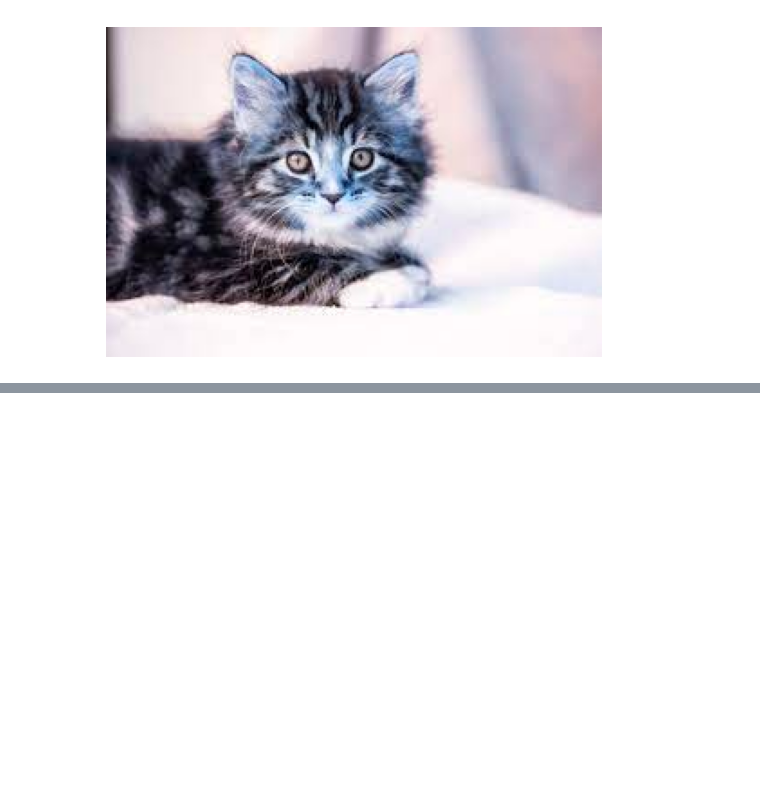
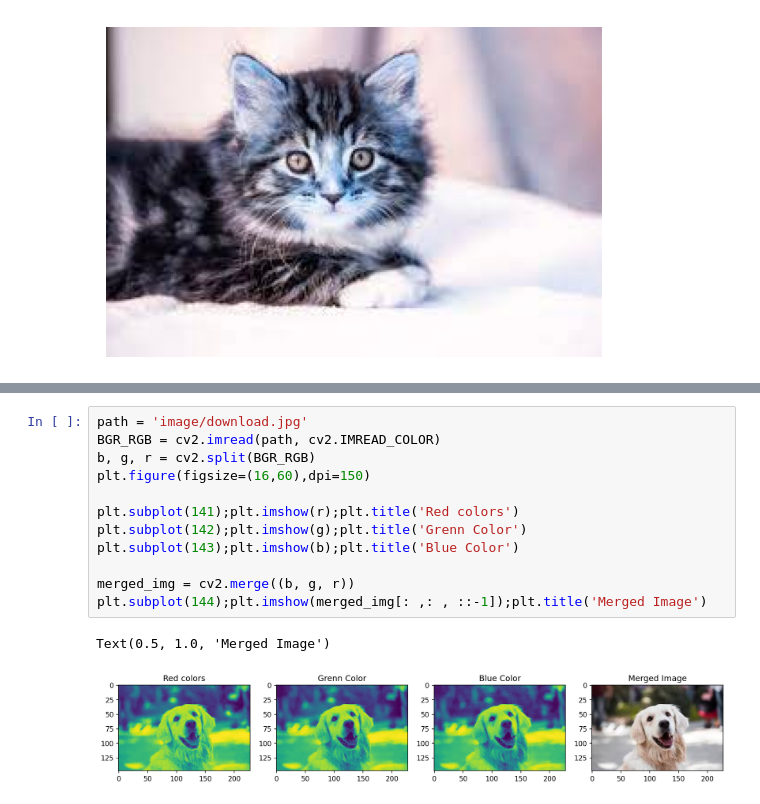
Before and after one commit to md-mojammel4761/deep-learning-explorations, a Jupyter notebook: data_augmentation/data_aug.ipynb, the cells around one changed output, grey strips where cells are left out. Drawn from its saved outputs; the diff is of its cells as text; blank space fills up the shorter version.

```diff
--- a/data_augmentation/data_aug.ipynb
+++ b/data_augmentation/data_aug.ipynb
@@ -62,0 +111,15 @@ plt.show()
+# %%
+path = 'image/download.jpg'
+BGR_RGB = cv2.imread(path, cv2.IMREAD_COLOR)
+b, g, r = cv2.split(BGR_RGB)
+plt.figure(figsize=(16,60),dpi=150)
+
+plt.subplot(141);plt.imshow(r);plt.title('Red colors')
+plt.subplot(142);plt.imshow(g);plt.title('Grenn Color')
+plt.subplot(143);plt.imshow(b);plt.title('Blue Color')
+
+merged_img = cv2.merge((b, g, r))
+plt.subplot(144);plt.imshow(merged_img[: ,: , ::-1]);plt.title('Merged Image')
+# %% [output]
+Text(0.5, 1.0, 'Merged Image')
+[figure, added]
```
Also changed, not shown: parts of 4 cells of this notebook.
